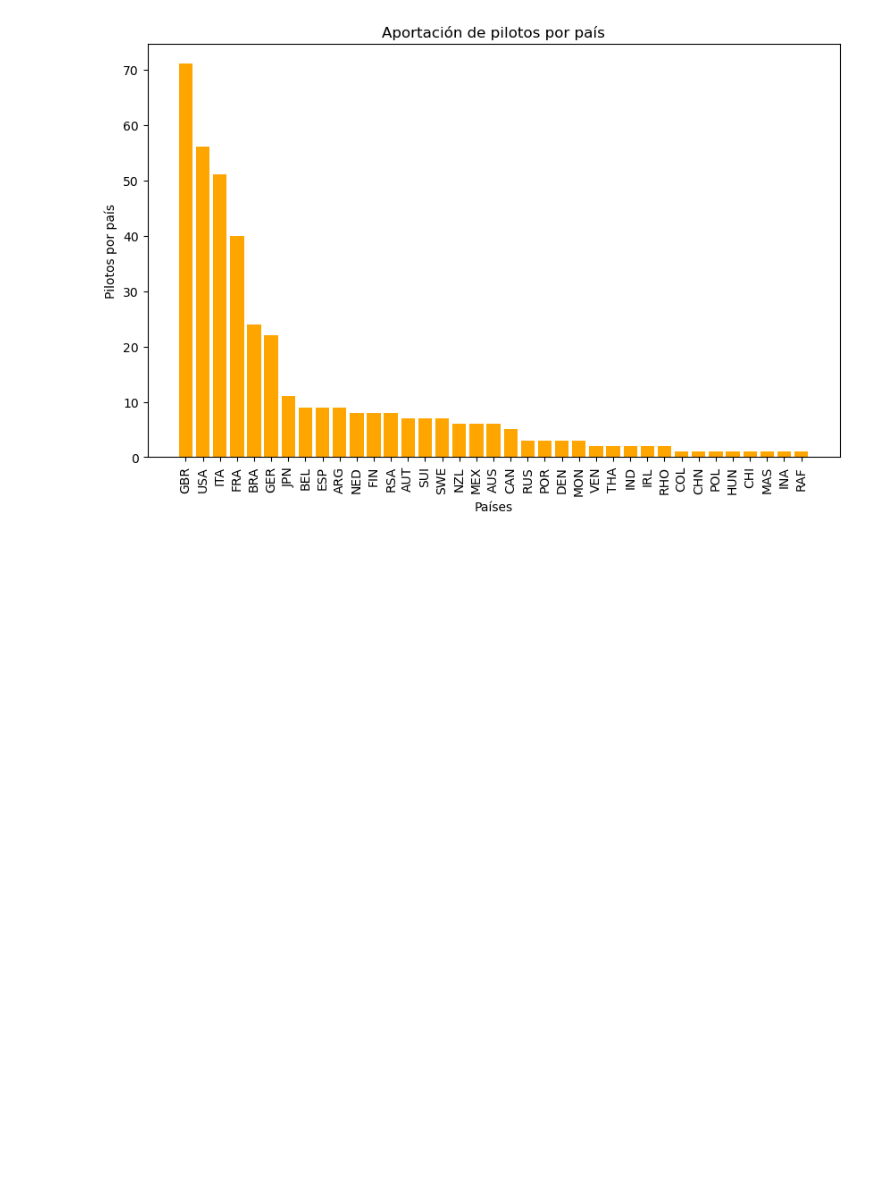
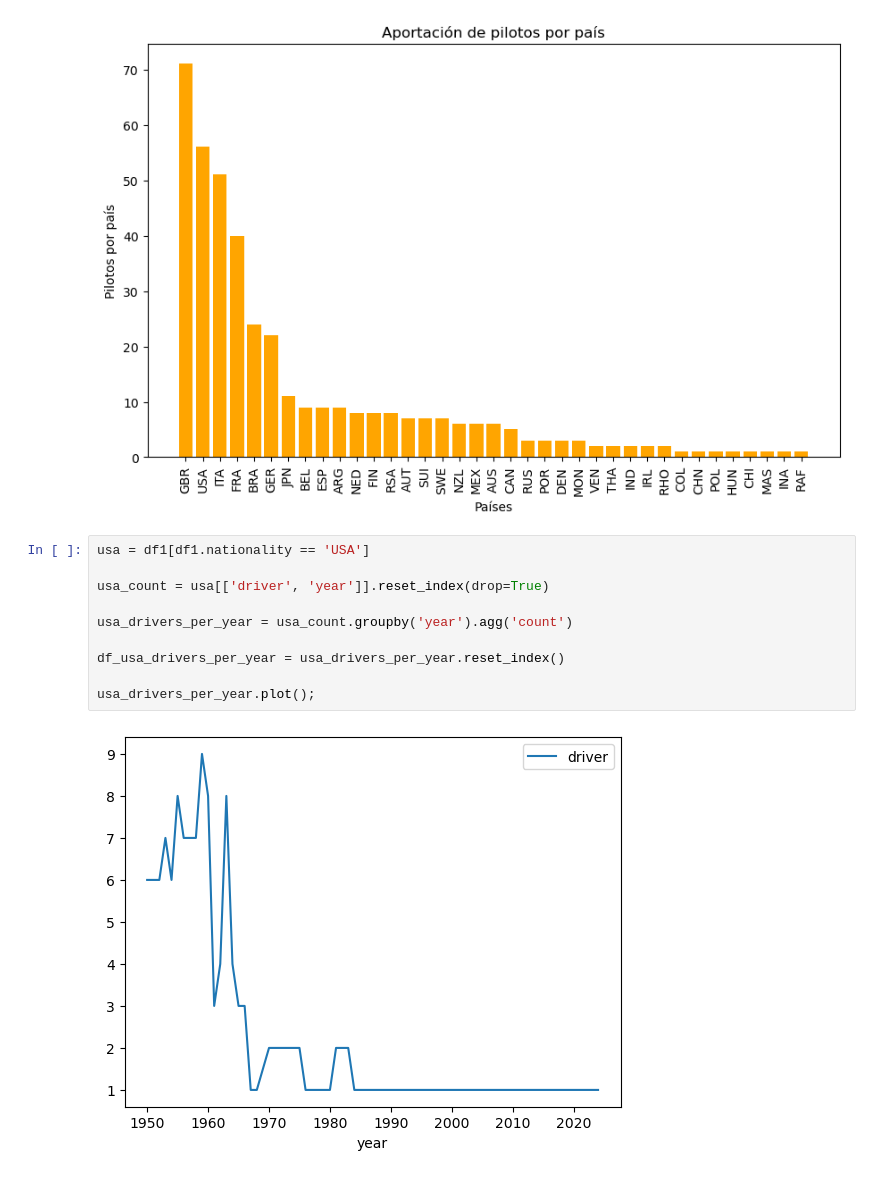
Before and after one commit to victorjgg14/f1-analisis, a Jupyter notebook: code/EDA.ipynb, the cells around one changed output. Cells and saved outputs as stored; diff of their text form; blank space fills up the shorter version.

```diff
--- a/code/EDA.ipynb
+++ b/code/EDA.ipynb
@@ -289,3 +285,15 @@ plt.xticks(rotation=90)
 plt.show()
 # %% [output]
 [figure]
+# %%
+usa = df1[df1.nationality == 'USA']
+
+usa_count = usa[['driver', 'year']].reset_index(drop=True)
+
+usa_drivers_per_year = usa_count.groupby('year').agg('count')
+
+df_usa_drivers_per_year = usa_drivers_per_year.reset_index()
+
+usa_drivers_per_year.plot();
+# %% [output]
+[figure, added]
```
Also changed, not shown: parts of 3 cells of this notebook.
